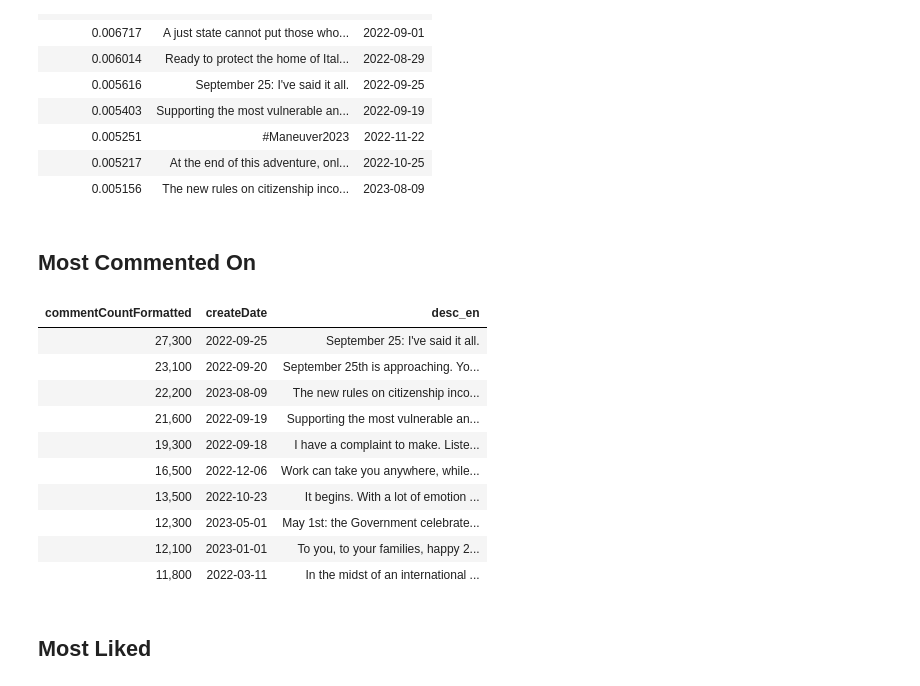
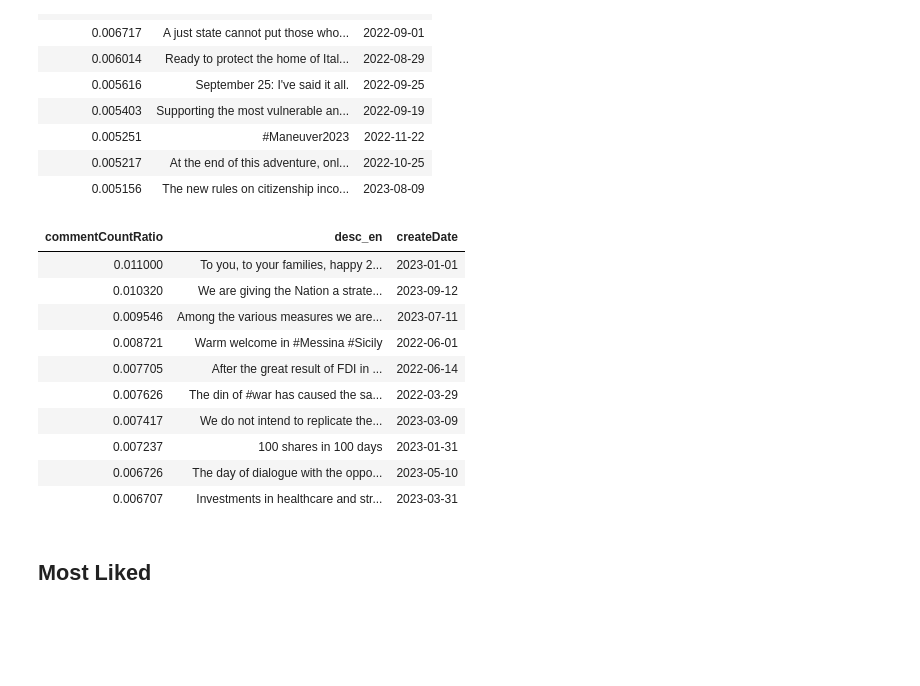
Before and after one commit to frasercrichton/investigation-influence-industry-italy, a Jupyter notebook: analysis/AnalyseEngagement.ipynb, the cells around one changed output. Saved outputs shown, nothing was run; the diff lists cells and outputs as text; code cells hidden in the pictures; blank space fills up the shorter version.

```diff
--- a/analysis/AnalyseEngagement.ipynb
+++ b/analysis/AnalyseEngagement.ipynb
@@ -158,25 +210,22 @@ df[['shareCountRatio', 'desc_en', 'createDate']].head(10).style.hide(axis='index
 | 0.005251 | #Maneuver2023 | 2022-11-22 |
 | 0.005217 | At the end of this adventure, onl... | 2022-10-25 |
 | 0.005156 | The new rules on citizenship inco... | 2023-08-09 |
-# %% [markdown]
-## Most Commented On
 # %%
-videos_df['commentCountFormatted'] = videos_df['commentCount'].map('{:,}'.format)
-df = videos_df.sort_values(by=['commentCount'], ascending=False)
+df = videos_df.sort_values(by=['commentCountRatio'], ascending=False)
 df['createDate'] = df['createTime'].dt.strftime('%Y-%m-%d')
-df[['commentCountFormatted', 'createDate', 'desc_en']].head(10).style.hide(axis='index')
+df[['commentCountRatio', 'desc_en', 'createDate']].head(10).style.hide(axis='index')
 # %% [output]
-| commentCountFormatted | createDate | desc_en |
-| 27,300 | 2022-09-25 | September 25: I've said it all. |
-| 23,100 | 2022-09-20 | September 25th is approaching. Yo... |
-| 22,200 | 2023-08-09 | The new rules on citizenship inco... |
-| 21,600 | 2022-09-19 | Supporting the most vulnerable an... |
-| 19,300 | 2022-09-18 | I have a complaint to make. Liste... |
-| 16,500 | 2022-12-06 | Work can take you anywhere, while... |
-| 13,500 | 2022-10-23 | It begins. With a lot of emotion ... |
-| 12,300 | 2023-05-01 | May 1st: the Government celebrate... |
-| 12,100 | 2023-01-01 | To you, to your families, happy 2... |
-| 11,800 | 2022-03-11 | In the midst of an international ... |
+| commentCountRatio | desc_en | createDate |
+| 0.011000 | To you, to your families, happy 2... | 2023-01-01 |
+| 0.010320 | We are giving the Nation a strate... | 2023-09-12 |
+| 0.009546 | Among the various measures we are... | 2023-07-11 |
+| 0.008721 | Warm welcome in #Messina #Sicily | 2022-06-01 |
+| 0.007705 | After the great result of FDI in ... | 2022-06-14 |
+| 0.007626 | The din of #war has caused the sa... | 2022-03-29 |
+| 0.007417 | We do not intend to replicate the... | 2023-03-09 |
+| 0.007237 | 100 shares in 100 days | 2023-01-31 |
+| 0.006726 | The day of dialogue with the oppo... | 2023-05-10 |
+| 0.006707 | Investments in healthcare and str... | 2023-03-31 |
 # %% [markdown]
 ## Most Liked
 # %%
```
Also changed, not shown: parts of 15 cells of this notebook, 7 other files.
